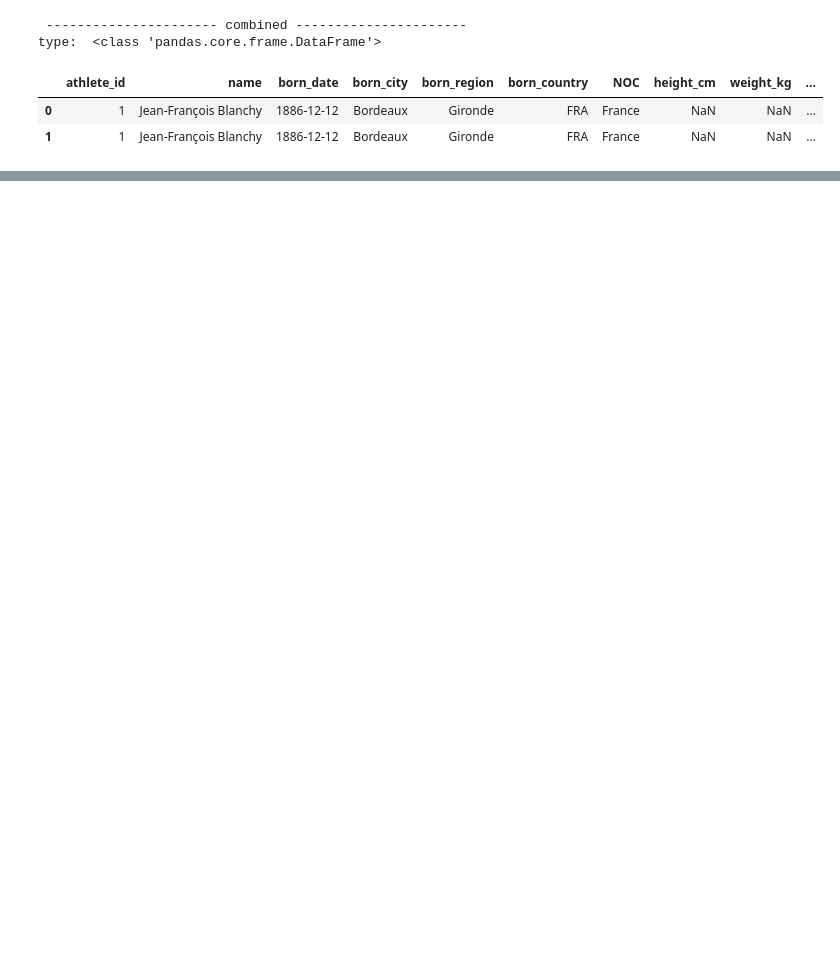
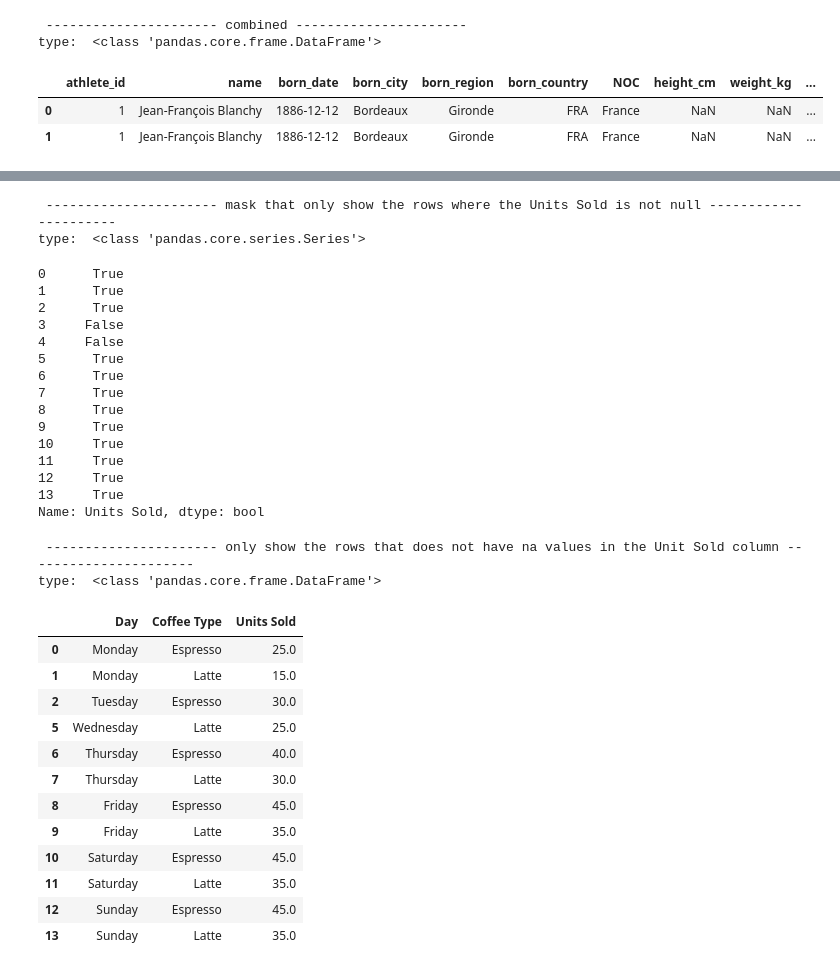
Before and after one commit to EslamKamel89/pandas, a Jupyter notebook: complete-pandas-tutorial/tutorial_2.ipynb, the cells around one changed output, grey strips where cells are left out. Saved outputs shown, nothing was run; the diff lists cells and outputs as text; code cells hidden in the pictures; blank space fills up the shorter version.

Commit message:
feat(tutorial): add null value handling examples - Introduce .fillna(), .dropna(), .isna(), .notna(), and .interpolate()

```diff
--- a/complete-pandas-tutorial/tutorial_2.ipynb
+++ b/complete-pandas-tutorial/tutorial_2.ipynb
@@ -1006,0 +1017,5 @@ type:  <class 'pandas.core.frame.DataFrame'>
+# %%
+pr(coffee.head() , 'coffee')
+coffee_new = coffee.copy()
+coffee_new.loc[[3,4] , 'Units Sold'] = np.nan
+pr(coffee_new.head() , 'coffee')
@@ -1006,0 +1149,36 @@ type:  <class 'pandas.core.frame.DataFrame'>
+# %%
+pr(coffee_new['Units Sold'].notna() , 'mask that only show the rows where the Units Sold is not null')
+pr(coffee_new[coffee_new['Units Sold'].notna()] , 'only show the rows that does not have na values in the Unit Sold column')
+# %% [output]
+ ---------------------- mask that only show the rows where the Units Sold is not null ----------------------
+type:  <class 'pandas.core.series.Series'>
+0      True
+1      True
+2      True
+3     False
+4     False
+5      True
+6      True
+7      True
+8      True
+9      True
+10     True
+11     True
+12     True
+13     True
+Name: Units Sold, dtype: bool
+ ---------------------- only show the rows that does not have na values in the Unit Sold column ----------------------
+type:  <class 'pandas.core.frame.DataFrame'>
+|  | Day | Coffee Type | Units Sold |
+| 0 | Monday | Espresso | 25.0 |
+| 1 | Monday | Latte | 15.0 |
+| 2 | Tuesday | Espresso | 30.0 |
+| 5 | Wednesday | Latte | 25.0 |
+| 6 | Thursday | Espresso | 40.0 |
+| 7 | Thursday | Latte | 30.0 |
+| 8 | Friday | Espresso | 45.0 |
+| 9 | Friday | Latte | 35.0 |
+| 10 | Saturday | Espresso | 45.0 |
+| 11 | Saturday | Latte | 35.0 |
+| 12 | Sunday | Espresso | 45.0 |
+| 13 | Sunday | Latte | 35.0 |
```
Also changed, not shown: parts of 8 cells of this notebook.
